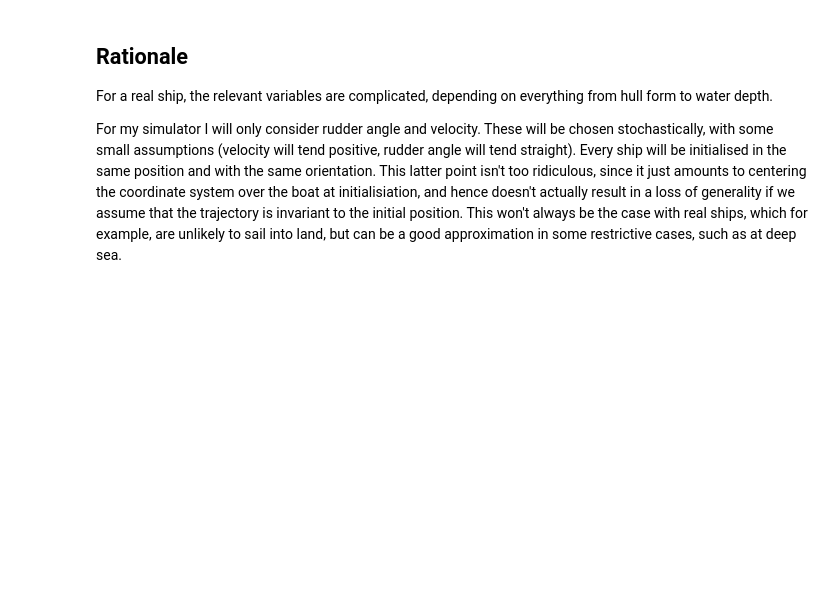
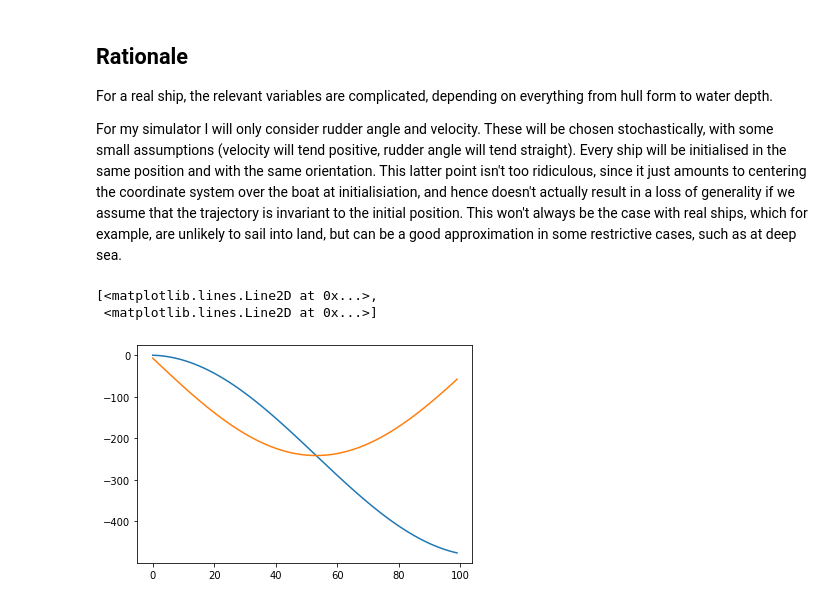
Before and after one commit to SRagy/PositionPrediction, a Jupyter notebook: Simulator_proto.ipynb, the cells around one changed output. Cells and saved outputs as stored; diff of their text form; code cells hidden in the pictures; blank space fills up the shorter version.

```diff
--- a/Simulator_proto.ipynb
+++ b/Simulator_proto.ipynb
@@ -28,11 +29,11 @@ def arc_trace_centered(velocity: Tensor,
         time_step (float): amount of time over which to integrate trajectory.
         record_resolution (float): the time resolution with which the position of ship is recorded.
     """
-    assert torch.abs(torch.tensor(rudder_angle)) <= torch.pi/4, "abs(rudder_angle) must be <= pi/4"
+    assert torch.abs(torch.tensor(rudder_angle)) <= torch.pi/5, "abs(rudder_angle) must be <= pi/5"
     assert time_steps%record_resolution==0, "record_resolution must be a factor of time_steps"
 
-    # assume a 100 unit arc_radius at 45 degree rudder
-    arc_radius = 100/torch.tan(rudder_angle)
+    # assume a 100 unit turn_radius at 45 degree rudder
+    turn_radius = 100/torch.tan(rudder_angle)
     total_steps = time_steps//record_resolution
     position_deltas = []
     distances_moved = velocity*record_resolution*torch.arange(1,total_steps+1)
@@ -40,9 +41,15 @@ def arc_trace_centered(velocity: Tensor,
         zero_x = torch.zeros_like(distances_moved)
         return torch.stack([zero_x, distances_moved], dim=1)
     else:
-        subtended_angles = distances_moved/arc_radius
-        new_positions_x = arc_radius*sin(subtended_angles)
-        new_positions_y = arc_radius*cos(subtended_angles)
+        subtended_angles = distances_moved/turn_radius
+        new_positions_x = turn_radius*cos(subtended_angles)-turn_radius
+        new_positions_y = turn_radius*sin(subtended_angles)
         position_deltas = torch.stack([new_positions_x, new_positions_y],dim=1)
 
         return position_deltas
+# %%
+plt.plot(arc_trace_centered(-torch.tensor(7),torch.tensor(torch.pi/8),100).numpy())
+# %% [output]
+[<matplotlib.lines.Line2D at 0x...>,
+ <matplotlib.lines.Line2D at 0x...>]
+[figure, added]
```
Also changed, not shown: parts of 4 cells of this notebook, 1 other file.
